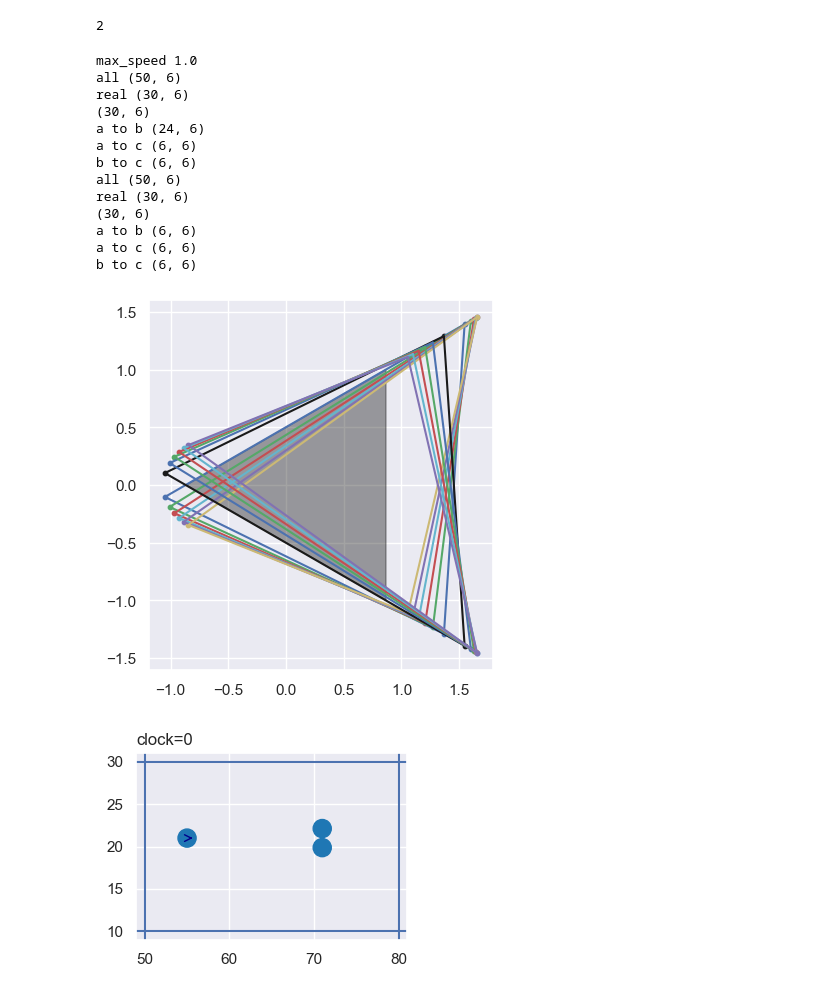
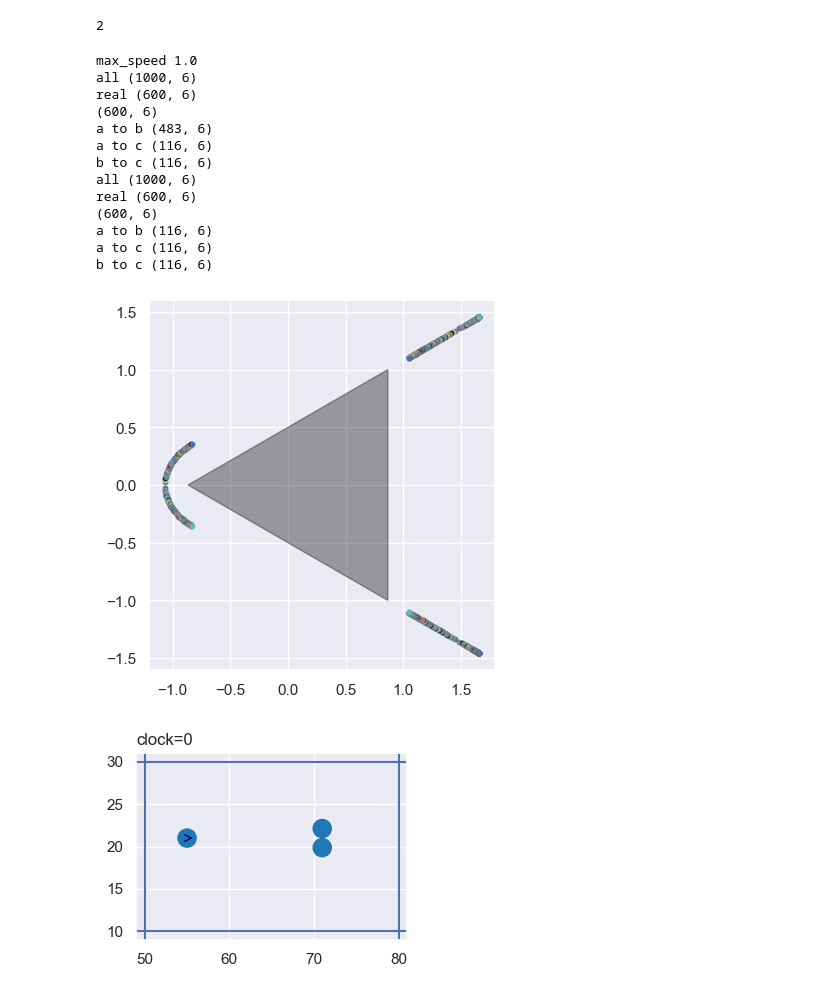
Before and after one commit to CarlKCarlK/perfect-physics, a Jupyter notebook: part_5_pydata.ipynb, the cells around one changed output. Drawn from its saved outputs; the diff is of its cells as text; code cells hidden in the pictures.

```diff
--- a/part_5_pydata.ipynb
+++ b/part_5_pydata.ipynb
@@ -419,7 +419,7 @@ import numpy as np
 import matplotlib.pyplot as plt
 import sympy as sp
 
-inc = 50
+inc = 1000
 color_list = ['b', 'g', 'r', 'c', 'm', 'y', 'k']
 ax0,ay0 = -np.sqrt(3)/2,0
 bx0,by0 = np.sqrt(3)/2,1
@@ -443,15 +443,6 @@ print("max_speed", max_speed)
 lin = np.linspace(-max_speed, max_speed, inc)+0.j
 for mini in minipool:
     ax = lin
-    # ax, by, cy = np.meshgrid(lin, lin, lin, indexing='ij')
-    # ax = ax.flatten()
-    # by = by.flatten()
-    # cy = cy.flatten()
-    # ax, by = np.meshgrid(lin, lin, indexing='ij')
-    # ax = ax.flatten()
-    # by = by.flatten()
-    # cy = -by
-
     ay_fun, bx_fun, by_fun, cx_fun, cy_fun = list(mini)
     ay = sp.lambdify((ahat_vx), ay_fun, 'numpy', cse=True)(ax)
     bx = sp.lambdify((ahat_vx), bx_fun, 'numpy', cse=True)(ax)
@@ -483,60 +474,47 @@ for mini in minipool:
 
     b_to_c = point_point_speed_formula(bx0, by0, abc[:,2], abc[:,3], cx0, cy0, abc[:,4], abc[:,5]) <=0
     abc = abc[b_to_c]
     print("b to c", abc.shape)
 
-    # # delta v
-    # delta_v = abc - np.array([float(details[a_vx]), float(details[a_vy]), float(details[b_vx]), float(details[b_vy]), float(details[c_vx]), float(details[c_vy])])
-
-
-    # a_tan = np.arctan2(delta_v[:,1], delta_v[:,0]) * 180 / np.pi % 360
-    # a_dir = (180-30 <= a_tan) & (a_tan <= 180+30)
-    # b_tan = np.arctan2(delta_v[:,3], delta_v[:,2]) * 180 / np.pi % 360
-    # b_dir = (30 <= b_tan) & (b_tan < 90)
-    # c_tan = np.arctan2(delta_v[:,5], delta_v[:,4]) * 180 / np.pi % 360
-    # c_dir = (270 <= c_tan) & (c_tan < 360-30)
-    # abc = abc[a_dir & b_dir & c_dir]
-    # print("tan", abc.shape)
-
     for ax, ay, bx, by, cx, cy in abc:
         # print(f"ax={ax:.4f}, ay={ay:.4f}, a_tan={a_tan:.2f}, bx={bx:.4f}, by={by:.4f}, b_tan={b_tan:.2f}, cx={cx:.4f}, cy={cy:.4f}, c_tan={c_tan:.2f}, color={color_list[color_index]}")
 
         ax1, ay1 = ax0 + ax, ay0 + ay
         bx1, by1 = bx0 + bx, by0 + by
         cx1, cy1 = cx0 + cx, cy0 + cy
 
         score = np.abs(bx1-cx1)
         if False and score > best:
             continue
         best = score
 
-        if True:
+        if False:
             plt.plot([ax1, bx1], [ay1, by1], c= color_list[color_index])
             plt.plot([ax1, cx1], [ay1, cy1], c= color_list[color_index])
             plt.plot([bx1, cx1], [by1, cy1], c= color_list[color_index])
         plt.scatter([ax1, bx1, cx1], [ay1, by1, cy1], c= color_list[color_index], s=10)
         # plt.text(ax1, ay1, "a", fontsize=12, color=color_list[color_index], ha='right', va='bottom')
         # plt.text(bx1, by1, "b", fontsize=12, color=color_list[color_index], ha='right', va='bottom')
         # plt.text(cx1, cy1, "c", fontsize=12, color=color_list[color_index], ha='right', va='bottom')
 
         color_index = (color_index + 1) % len(color_list)
 plt.fill([ax0, bx0, cx0, ax0], [ay0, by0, cy0, ay0], color='k', alpha=0.4)
 plt.show()
 # %% [output]
 max_speed 1.0
-all (50, 6)
-real (30, 6)
-(30, 6)
-a to b (24, 6)
-a to c (6, 6)
-b to c (6, 6)
-all (50, 6)
-real (30, 6)
-(30, 6)
-a to b (6, 6)
-a to c (6, 6)
-b to c (6, 6)
+all (1000, 6)
+real (600, 6)
+(600, 6)
+a to b (483, 6)
+a to c (116, 6)
+b to c (116, 6)
+all (1000, 6)
+real (600, 6)
+(600, 6)
+a to b (116, 6)
+a to c (116, 6)
+b to c (116, 6)
-[figure, old version]
+[figure, new version]
 # %%
 import logging
 from perfect_physics import Wall, World
```
